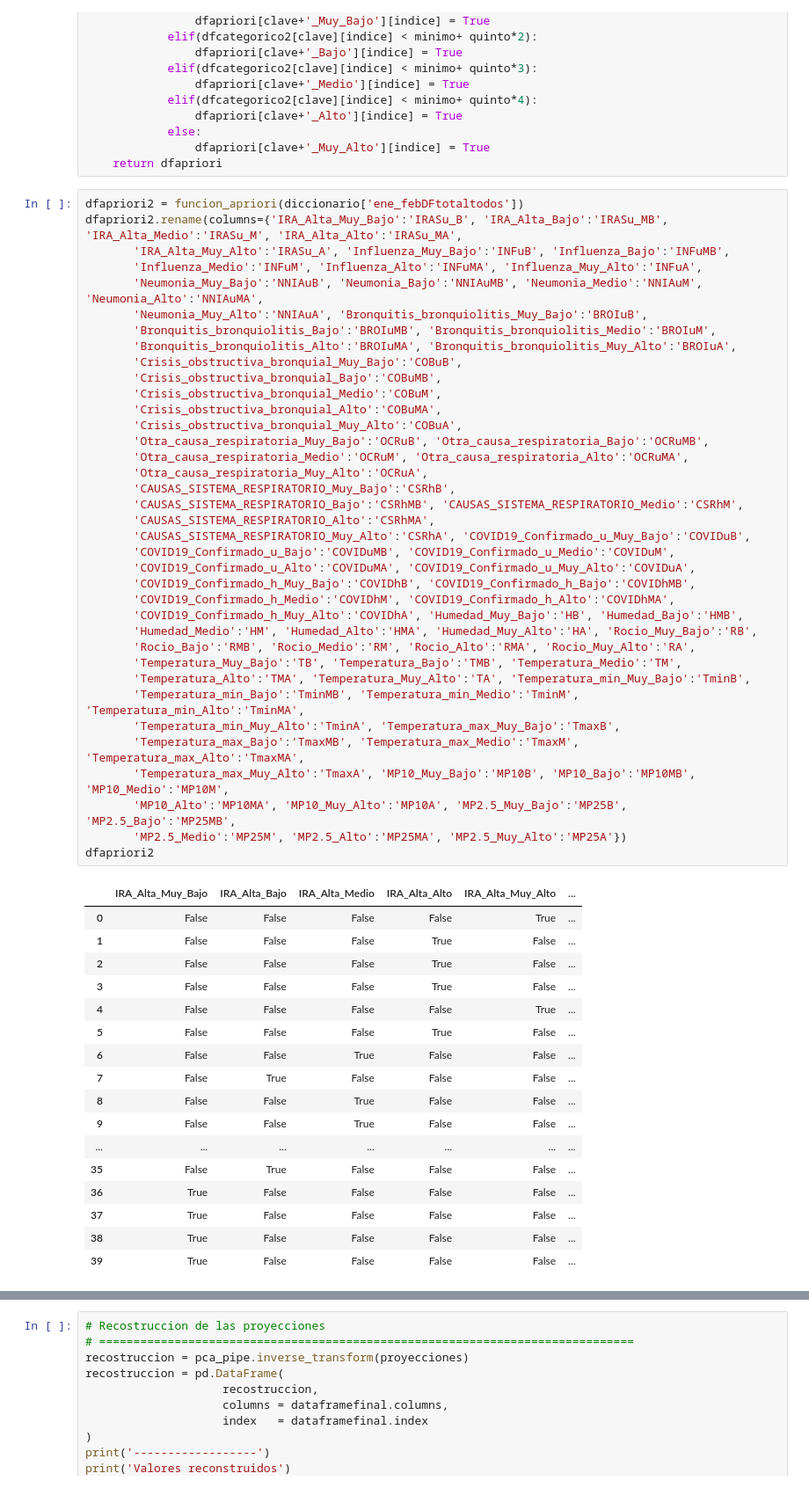
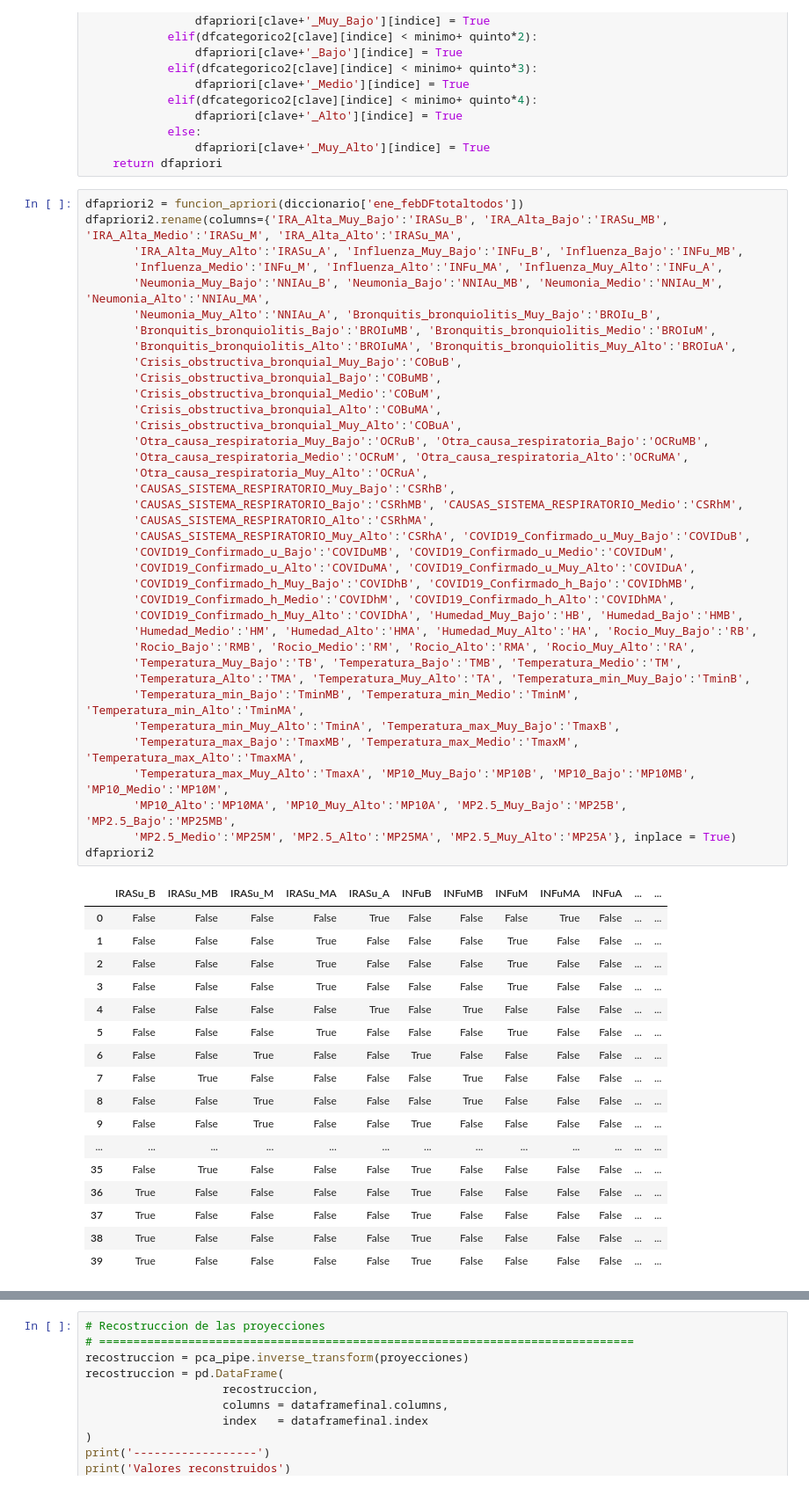
Before and after one commit to EscarabajoBomba/Proyecto_enfermedades, a Jupyter notebook: notebookcategorias.ipynb, the cells around one changed output, grey strips where cells are left out. Shown at 88% size. Drawn from its saved outputs; the diff is of its cells as text.

```diff
--- a/notebookcategorias.ipynb
+++ b/notebookcategorias.ipynb
@@ -370,58 +370,58 @@ def funcion_apriori(dfcategorico2):
 # %%
 dfapriori2 = funcion_apriori(diccionario['ene_febDFtotaltodos'])
 dfapriori2.rename(columns={'IRA_Alta_Muy_Bajo':'IRASu_B', 'IRA_Alta_Bajo':'IRASu_MB', 'IRA_Alta_Medio':'IRASu_M', 'IRA_Alta_Alto':'IRASu_MA',
-       'IRA_Alta_Muy_Alto':'IRASu_A', 'Influenza_Muy_Bajo':'INFuB', 'Influenza_Bajo':'INFuMB',
-       'Influenza_Medio':'INFuM', 'Influenza_Alto':'INFuMA', 'Influenza_Muy_Alto':'INFuA',
-       'Neumonia_Muy_Bajo':'NNIAuB', 'Neumonia_Bajo':'NNIAuMB', 'Neumonia_Medio':'NNIAuM', 'Neumonia_Alto':'NNIAuMA',
-       'Neumonia_Muy_Alto':'NNIAuA', 'Bronquitis_bronquiolitis_Muy_Bajo':'BROIuB',
+       'IRA_Alta_Muy_Alto':'IRASu_A', 'Influenza_Muy_Bajo':'INFu_B', 'Influenza_Bajo':'INFu_MB',
+       'Influenza_Medio':'INFu_M', 'Influenza_Alto':'INFu_MA', 'Influenza_Muy_Alto':'INFu_A',
+       'Neumonia_Muy_Bajo':'NNIAu_B', 'Neumonia_Bajo':'NNIAu_MB', 'Neumonia_Medio':'NNIAu_M', 'Neumonia_Alto':'NNIAu_MA',
+       'Neumonia_Muy_Alto':'NNIAu_A', 'Bronquitis_bronquiolitis_Muy_Bajo':'BROIu_B',
        'Bronquitis_bronquiolitis_Bajo':'BROIuMB', 'Bronquitis_bronquiolitis_Medio':'BROIuM',
        'Bronquitis_bronquiolitis_Alto':'BROIuMA', 'Bronquitis_bronquiolitis_Muy_Alto':'BROIuA',
        'Crisis_obstructiva_bronquial_Muy_Bajo':'COBuB',
        'Crisis_obstructiva_bronquial_Bajo':'COBuMB',
        'Crisis_obstructiva_bronquial_Medio':'COBuM',
        'Crisis_obstructiva_bronquial_Alto':'COBuMA',
        'Crisis_obstructiva_bronquial_Muy_Alto':'COBuA',
        'Otra_causa_respiratoria_Muy_Bajo':'OCRuB', 'Otra_causa_respiratoria_Bajo':'OCRuMB',
        'Otra_causa_respiratoria_Medio':'OCRuM', 'Otra_causa_respiratoria_Alto':'OCRuMA',
        'Otra_causa_respiratoria_Muy_Alto':'OCRuA',
        'CAUSAS_SISTEMA_RESPIRATORIO_Muy_Bajo':'CSRhB',
        'CAUSAS_SISTEMA_RESPIRATORIO_Bajo':'CSRhMB', 'CAUSAS_SISTEMA_RESPIRATORIO_Medio':'CSRhM',
        'CAUSAS_SISTEMA_RESPIRATORIO_Alto':'CSRhMA',
        'CAUSAS_SISTEMA_RESPIRATORIO_Muy_Alto':'CSRhA', 'COVID19_Confirmado_u_Muy_Bajo':'COVIDuB',
        'COVID19_Confirmado_u_Bajo':'COVIDuMB', 'COVID19_Confirmado_u_Medio':'COVIDuM',
        'COVID19_Confirmado_u_Alto':'COVIDuMA', 'COVID19_Confirmado_u_Muy_Alto':'COVIDuA',
        'COVID19_Confirmado_h_Muy_Bajo':'COVIDhB', 'COVID19_Confirmado_h_Bajo':'COVIDhMB',
        'COVID19_Confirmado_h_Medio':'COVIDhM', 'COVID19_Confirmado_h_Alto':'COVIDhMA',
        'COVID19_Confirmado_h_Muy_Alto':'COVIDhA', 'Humedad_Muy_Bajo':'HB', 'Humedad_Bajo':'HMB',
        'Humedad_Medio':'HM', 'Humedad_Alto':'HMA', 'Humedad_Muy_Alto':'HA', 'Rocio_Muy_Bajo':'RB',
        'Rocio_Bajo':'RMB', 'Rocio_Medio':'RM', 'Rocio_Alto':'RMA', 'Rocio_Muy_Alto':'RA',
        'Temperatura_Muy_Bajo':'TB', 'Temperatura_Bajo':'TMB', 'Temperatura_Medio':'TM',
        'Temperatura_Alto':'TMA', 'Temperatura_Muy_Alto':'TA', 'Temperatura_min_Muy_Bajo':'TminB',
        'Temperatura_min_Bajo':'TminMB', 'Temperatura_min_Medio':'TminM', 'Temperatura_min_Alto':'TminMA',
        'Temperatura_min_Muy_Alto':'TminA', 'Temperatura_max_Muy_Bajo':'TmaxB',
        'Temperatura_max_Bajo':'TmaxMB', 'Temperatura_max_Medio':'TmaxM', 'Temperatura_max_Alto':'TmaxMA',
        'Temperatura_max_Muy_Alto':'TmaxA', 'MP10_Muy_Bajo':'MP10B', 'MP10_Bajo':'MP10MB', 'MP10_Medio':'MP10M',
        'MP10_Alto':'MP10MA', 'MP10_Muy_Alto':'MP10A', 'MP2.5_Muy_Bajo':'MP25B', 'MP2.5_Bajo':'MP25MB',
-       'MP2.5_Medio':'MP25M', 'MP2.5_Alto':'MP25MA', 'MP2.5_Muy_Alto':'MP25A'})
+       'MP2.5_Medio':'MP25M', 'MP2.5_Alto':'MP25MA', 'MP2.5_Muy_Alto':'MP25A'}, inplace = True)
 dfapriori2
 # %% [output]
-|  | IRA_Alta_Muy_Bajo | IRA_Alta_Bajo | IRA_Alta_Medio | IRA_Alta_Alto | IRA_Alta_Muy_Alto | ... |
-| 0 | False | False | False | False | True | ... |
-| 1 | False | False | False | True | False | ... |
-| 2 | False | False | False | True | False | ... |
-| 3 | False | False | False | True | False | ... |
-| 4 | False | False | False | False | True | ... |
-| 5 | False | False | False | True | False | ... |
-| 6 | False | False | True | False | False | ... |
-| 7 | False | True | False | False | False | ... |
-| 8 | False | False | True | False | False | ... |
-| 9 | False | False | True | False | False | ... |
-| ... | ... | ... | ... | ... | ... | ... |
-| 35 | False | True | False | False | False | ... |
-| 36 | True | False | False | False | False | ... |
-| 37 | True | False | False | False | False | ... |
-| 38 | True | False | False | False | False | ... |
-| 39 | True | False | False | False | False | ... |
+|  | IRASu_B | IRASu_MB | IRASu_M | IRASu_MA | IRASu_A | INFuB | INFuMB | INFuM | INFuMA | INFuA | ... | ... |
+| 0 | False | False | False | False | True | False | False | False | True | False | ... | ... |
+| 1 | False | False | False | True | False | False | False | True | False | False | ... | ... |
+| 2 | False | False | False | True | False | False | False | True | False | False | ... | ... |
+| 3 | False | False | False | True | False | False | False | True | False | False | ... | ... |
+| 4 | False | False | False | False | True | False | True | False | False | False | ... | ... |
+| 5 | False | False | False | True | False | False | False | True | False | False | ... | ... |
+| 6 | False | False | True | False | False | True | False | False | False | False | ... | ... |
+| 7 | False | True | False | False | False | False | True | False | False | False | ... | ... |
+| 8 | False | False | True | False | False | False | True | False | False | False | ... | ... |
+| 9 | False | False | True | False | False | True | False | False | False | False | ... | ... |
+| ... | ... | ... | ... | ... | ... | ... | ... | ... | ... | ... | ... | ... |
+| 35 | False | True | False | False | False | True | False | False | False | False | ... | ... |
+| 36 | True | False | False | False | False | True | False | False | False | False | ... | ... |
+| 37 | True | False | False | False | False | True | False | False | False | False | ... | ... |
+| 38 | True | False | False | False | False | True | False | False | False | False | ... | ... |
+| 39 | True | False | False | False | False | True | False | False | False | False | ... | ... |
 40 rows × 80 columns
 # %%
 frq_items = apriori(dfapriori2, min_support=0.18, use_colnames=True)
```
Also changed, not shown: parts of 3 cells of this notebook, 1 other file.
